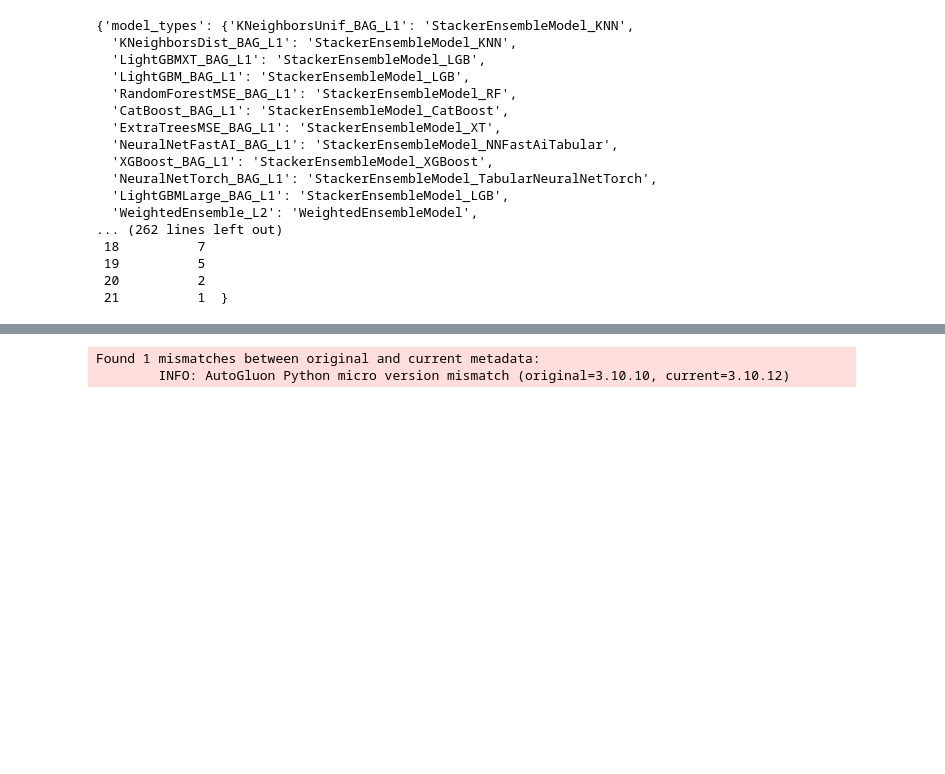
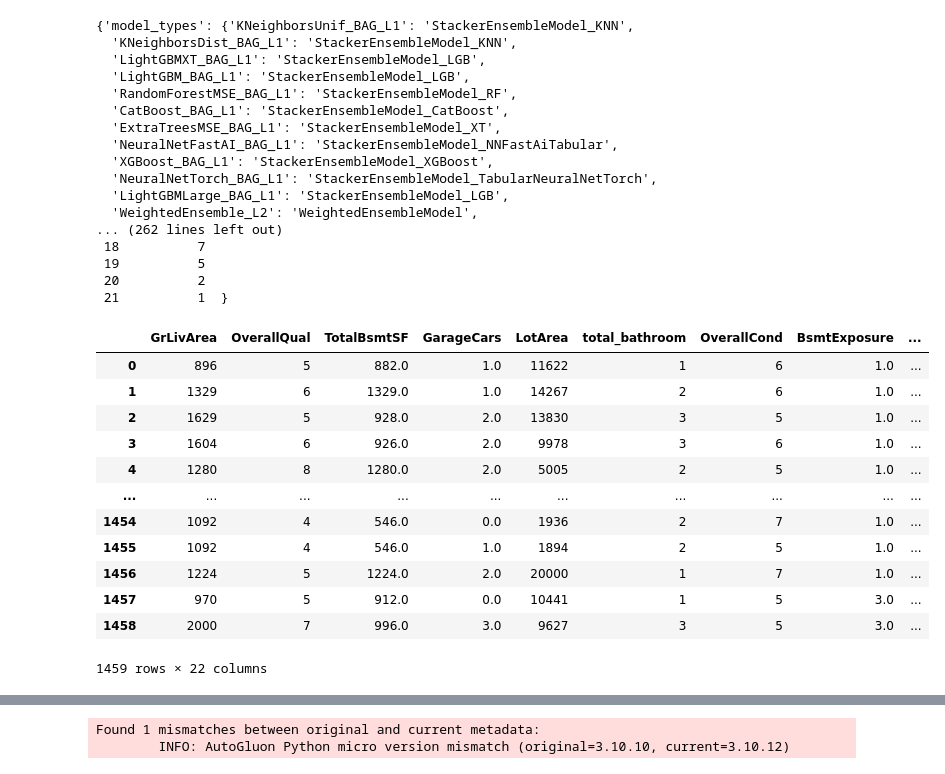
Before and after one commit to kzouhar/uda-ml-house-prediction, a Jupyter notebook: Final Submission.ipynb, the cells around one changed output, grey strips where cells are left out. Cells and saved outputs as stored; diff of their text form; code cells hidden in the pictures; blank space fills up the shorter version.

```diff
--- a/Final Submission.ipynb
+++ b/Final Submission.ipynb
@@ -760,6 +760,12 @@ train_df.replace(
     },
     inplace=True,
 )
+test_df.replace(
+    {
+        "KitchenQual": kitchen_quality,
+    },
+    inplace=True,
+)
 # %% [markdown]
 ## Pool Features
 
@@ -1170,7 +1178,6 @@ submission.to_csv("submission_default.csv", index=False)
 ### Model 1 (default configuration with less non important features)
 # %%
 important_features = [
-    "SalePrice",
     "GrLivArea",
     "OverallQual",
     "TotalBsmtSF",
@@ -1268,3 +1277,19 @@ Estimated performance of each model:
  19          5
  20          2
  21          1  }
+# %%
+test_df[important_features]
+# %% [output]
+|  | GrLivArea | OverallQual | TotalBsmtSF | GarageCars | LotArea | total_bathroom | OverallCond | BsmtExposure | ... |
+| 0 | 896 | 5 | 882.0 | 1.0 | 11622 | 1 | 6 | 1.0 | ... |
+| 1 | 1329 | 6 | 1329.0 | 1.0 | 14267 | 2 | 6 | 1.0 | ... |
+| 2 | 1629 | 5 | 928.0 | 2.0 | 13830 | 3 | 5 | 1.0 | ... |
+| 3 | 1604 | 6 | 926.0 | 2.0 | 9978 | 3 | 6 | 1.0 | ... |
+| 4 | 1280 | 8 | 1280.0 | 2.0 | 5005 | 2 | 5 | 1.0 | ... |
+| ... | ... | ... | ... | ... | ... | ... | ... | ... | ... |
+| 1454 | 1092 | 4 | 546.0 | 0.0 | 1936 | 2 | 7 | 1.0 | ... |
+| 1455 | 1092 | 4 | 546.0 | 1.0 | 1894 | 2 | 5 | 1.0 | ... |
+| 1456 | 1224 | 5 | 1224.0 | 2.0 | 20000 | 1 | 7 | 1.0 | ... |
+| 1457 | 970 | 5 | 912.0 | 0.0 | 10441 | 1 | 5 | 3.0 | ... |
+| 1458 | 2000 | 7 | 996.0 | 3.0 | 9627 | 3 | 5 | 3.0 | ... |
+1459 rows × 22 columns
```
Also changed, not shown: parts of 9 cells of this notebook, 1 other file.
